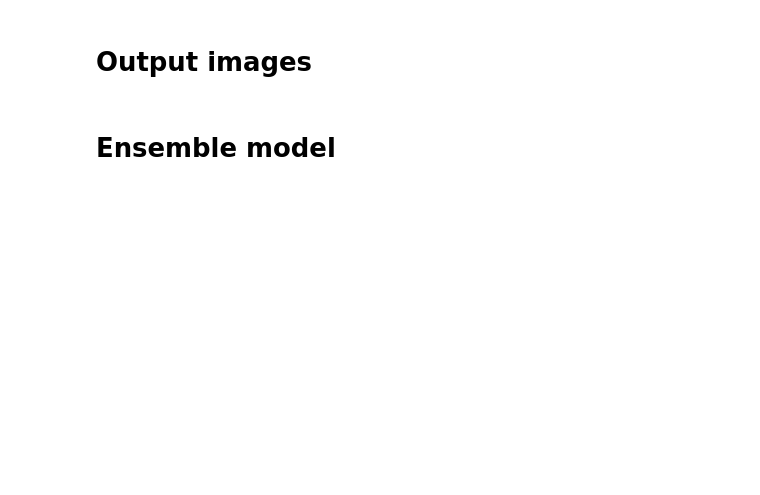
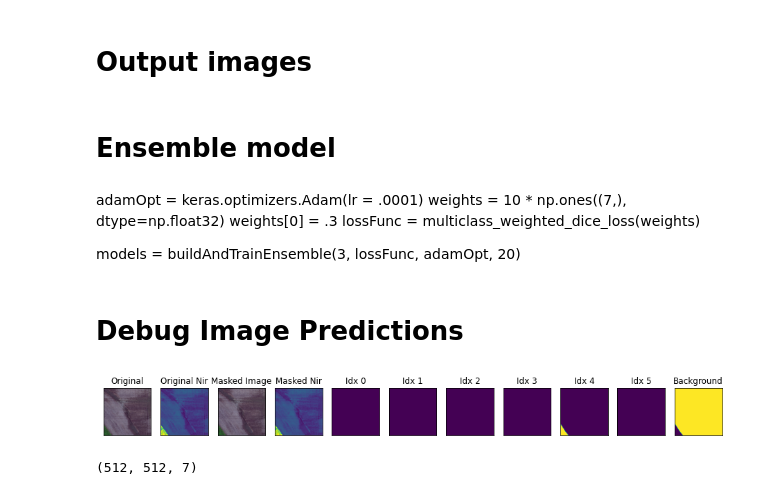
Before and after one commit to th3rring/comp540_final, a Jupyter notebook: unet_model.ipynb, the cells around one changed output. Saved outputs shown, nothing was run; the diff lists cells and outputs as text; code cells hidden in the pictures; blank space fills up the shorter version.

```diff
--- a/unet_model.ipynb
+++ b/unet_model.ipynb
@@ -416,2 +431,11 @@ models = buildAndTrainEnsemble(3, lossFunc, adamOpt, 20)
+# %% [markdown]
+adamOpt = keras.optimizers.Adam(lr = .0001)
+weights = 10 * np.ones((7,), dtype=np.float32)
+weights[0] = .3
+lossFunc = multiclass_weighted_dice_loss(weights)
+
+models = buildAndTrainEnsemble(3, lossFunc, adamOpt, 20)
+# %% [markdown]
+# Debug Image Predictions
 # %%
 new_gen = masked_img_gen('val', False)
@@ -419,16 +444,18 @@ new_img_gen = img_gen('val')
 # %%
 mask_img, label = next(new_gen)
 fig_id, input_img, bdry_img, mask_img_old, label_old = next(new_img_gen)
 visualize(
     original=input_img[:,:,0:3],
     original_nir = input_img[:,:,3],
     masked_image=mask_img[0,:,:,0:3],
     masked_nir=mask_img[0,:,:,3],
-#     idx_0=label[0,:,:,0],
-#     idx_1=label[0,:,:,1],
-#     idx_2=label[0,:,:,2],
-#     idx_3=label[0,:,:,3],
+    idx_0=label[0,:,:,0],
+    idx_1=label[0,:,:,1],
+    idx_2=label[0,:,:,2],
+    idx_3=label[0,:,:,3],
     idx_4=label[0,:,:,4],
-#     idx_5=label[0,:,:,5],
+    idx_5=label[0,:,:,5],
     background=label[0,:,:,6]
 )
+# %% [output]
+[figure, added]
@@ -444,6 +470,9 @@ processed_result = np.concatenate([pred_result[:, :, -1].reshape((512, 512, 1)),
 
 final_pred = np.argmax(processed_result, axis=-1).astype(np.uint8)
 # %%
+# Check a regular prediction
+
+mask_img, label = next(new_gen)
 
 y_pred= model.predict(mask_img, verbose=0)
 
@@ -454,4 +483,6 @@ processed_result = np.concatenate([pred_result[:, :, -1].reshape((512, 512, 1)),
 print(processed_result.shape)
 
 final_pred = np.argmax(processed_result, axis=-1).astype(np.uint8)
+# %% [output]
+(512, 512, 7)
 # %%
```
Also changed, not shown: parts of 25 cells of this notebook, 1 other file.
